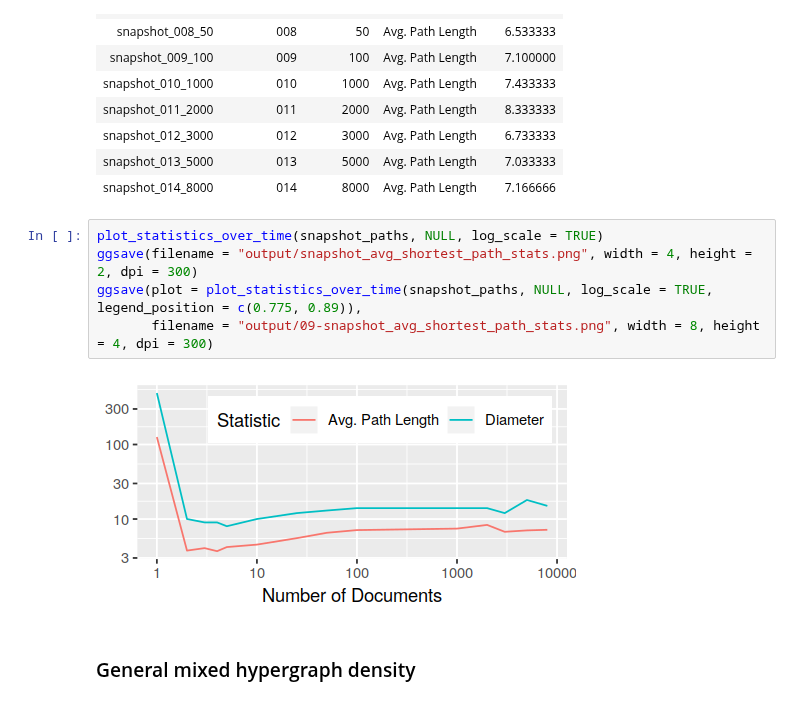
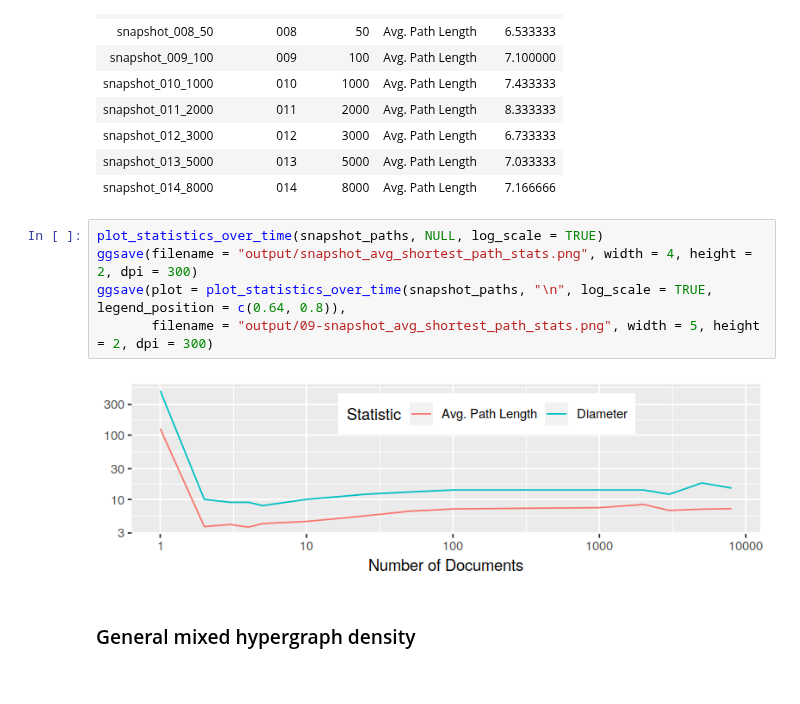
Before and after one commit to feup-infolab/army-ant, a Jupyter notebook: notebooks/hypergraph_of_entity/hypergraph_of_entity.ipynb, the cells around one changed output. Cells and saved outputs as stored; diff of their text form.

```diff
--- a/notebooks/hypergraph_of_entity/hypergraph_of_entity.ipynb
+++ b/notebooks/hypergraph_of_entity/hypergraph_of_entity.ipynb
@@ -665,10 +665,10 @@ A data.frame: 14 × 5
 # %%
 plot_statistics_over_time(snapshot_paths, NULL, log_scale = TRUE)
 ggsave(filename = "output/snapshot_avg_shortest_path_stats.png", width = 4, height = 2, dpi = 300)
-ggsave(plot = plot_statistics_over_time(snapshot_paths, NULL, log_scale = TRUE, legend_position = c(0.775, 0.89)),
-       filename = "output/09-snapshot_avg_shortest_path_stats.png", width = 8, height = 4, dpi = 300)
+ggsave(plot = plot_statistics_over_time(snapshot_paths, "\n", log_scale = TRUE, legend_position = c(0.64, 0.8)),
+       filename = "output/09-snapshot_avg_shortest_path_stats.png", width = 5, height = 2, dpi = 300)
 # %% [output]
-[figure, old version]
+[figure, new version]
 # %% [markdown]
 ### General mixed hypergraph density
 # %%
```
Also changed, not shown: parts of 8 cells of this notebook.
